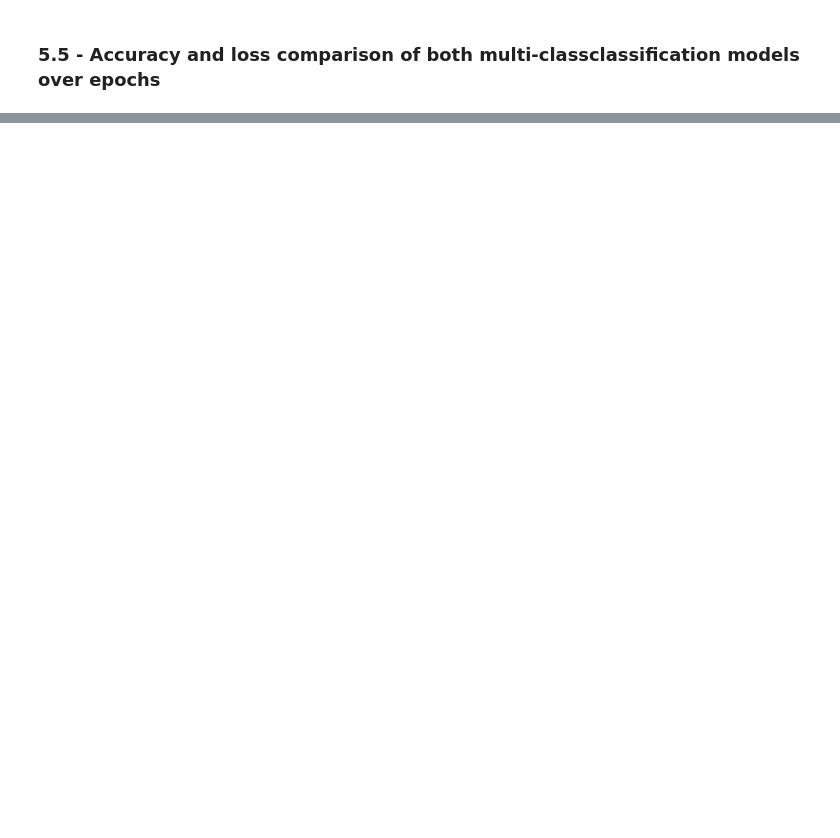
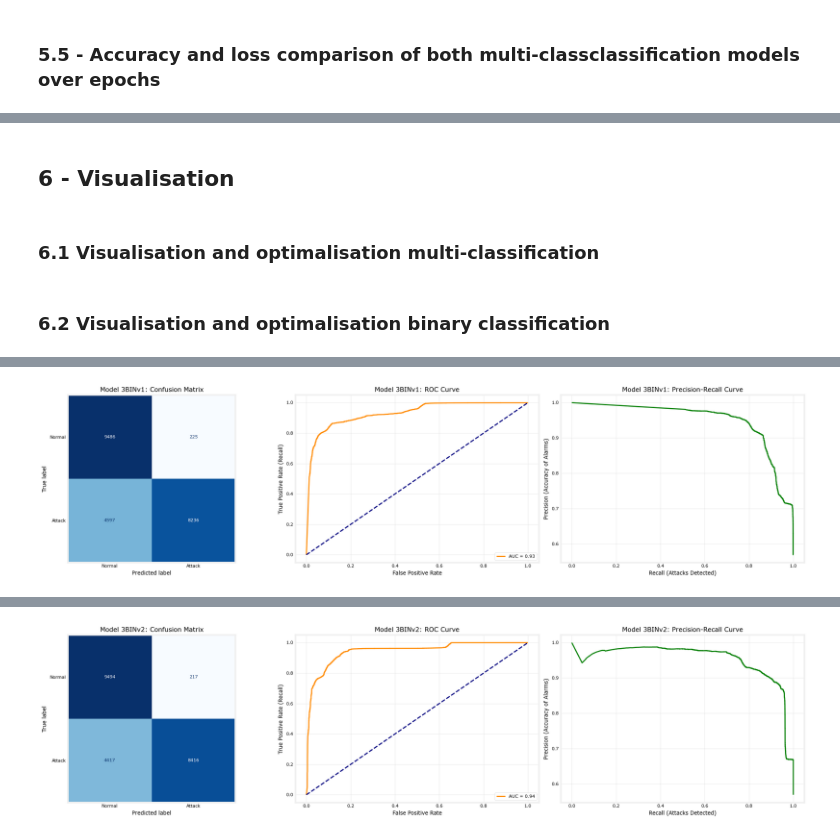
Before and after one commit to thelefthub/GV-NSL-KDD, a Jupyter notebook: model3_nn_nsl_kdd.ipynb, the cells around one changed output, grey strips where cells are left out. Saved outputs shown, nothing was run; the diff lists cells and outputs as text; code cells hidden in the pictures; blank space fills up the shorter version.

Commit message:
optimalisation binary

```diff
--- a/model3_nn_nsl_kdd.ipynb
+++ b/model3_nn_nsl_kdd.ipynb
@@ -466 +471,45 @@ print(results_df)
 1  Features Used          All 41 (Dense)      All 41 (Sparse/Filtered)
+# %% [markdown]
+## 6 - Visualisation
+# %% [markdown]
+### 6.1 Visualisation and optimalisation multi-classification
+# %% [markdown]
+### 6.2 Visualisation and optimalisation binary classification
+# %%
+def plot_performance_visuals(model, X_test, y_test, model_name):
+    y_pred_prob = model.predict(X_test).ravel()
+    y_pred = (y_pred_prob > 0.5).astype(int)
+
+    fig, axes = plt.subplots(1, 3, figsize=(20, 5))
+
+    cm = confusion_matrix(y_test, y_pred)
+    disp = ConfusionMatrixDisplay(confusion_matrix=cm, display_labels=['Normal', 'Attack'])
+    disp.plot(cmap='Blues', ax=axes[0], colorbar=False)
+    axes[0].set_title(f'{model_name}: Confusion Matrix')
+
+    fpr, tpr, _ = roc_curve(y_test, y_pred_prob)
+    roc_auc = auc(fpr, tpr)
+    axes[1].plot(fpr, tpr, color='darkorange', lw=2, label=f'AUC = {roc_auc:.2f}')
+    axes[1].plot([0, 1], [0, 1], color='navy', lw=2, linestyle='--')
+    axes[1].set_xlabel('False Positive Rate')
+    axes[1].set_ylabel('True Positive Rate (Recall)')
+    axes[1].set_title(f'{model_name}: ROC Curve')
+    axes[1].legend(loc="lower right")
+    axes[1].grid(alpha=0.3)
+
+    precision, recall, thresholds = precision_recall_curve(y_test, y_pred_prob)
+    axes[2].plot(recall, precision, color='green', lw=2)
+    axes[2].set_xlabel('Recall (Attacks Detected)')
+    axes[2].set_ylabel('Precision (Accuracy of Alarms)')
+    axes[2].set_title(f'{model_name}: Precision-Recall Curve')
+    axes[2].grid(alpha=0.3)
+
+    plt.tight_layout()
+    plt.show()
+
+print("--- Visualizing Model 3BINv1 (Standard) ---")
+plot_performance_visuals(model_bin_3BINv1, X_test_scaled, y_test_bin, "Model 3BINv1")
+
+print("\n--- Visualizing Model 3BINv2 (L1 Regularized) ---")
+plot_performance_visuals(model_bin_3BINv2, X_test_scaled, y_test_bin, "Model 3BINv2")
+# %% [output]
@@ -466,0 +518 @@ print(results_df)
+[figure, added]
@@ -466,0 +521 @@ print(results_df)
+[figure, added]
```
Also changed, not shown: parts of 14 cells of this notebook.
